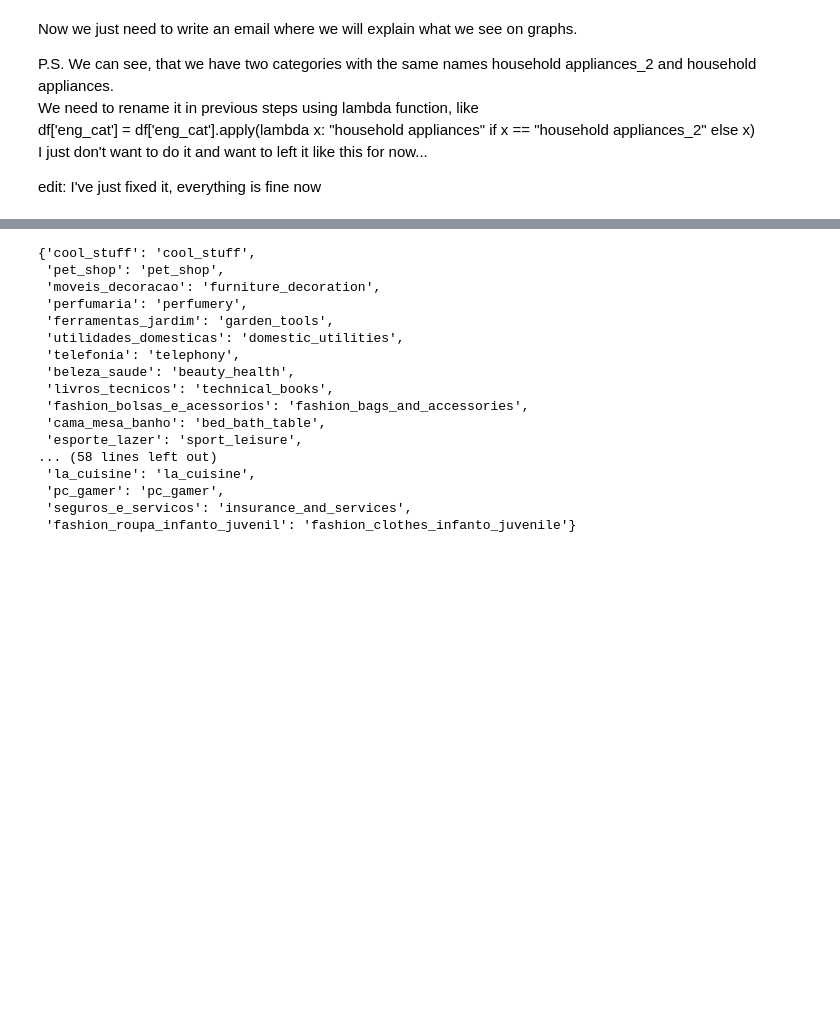
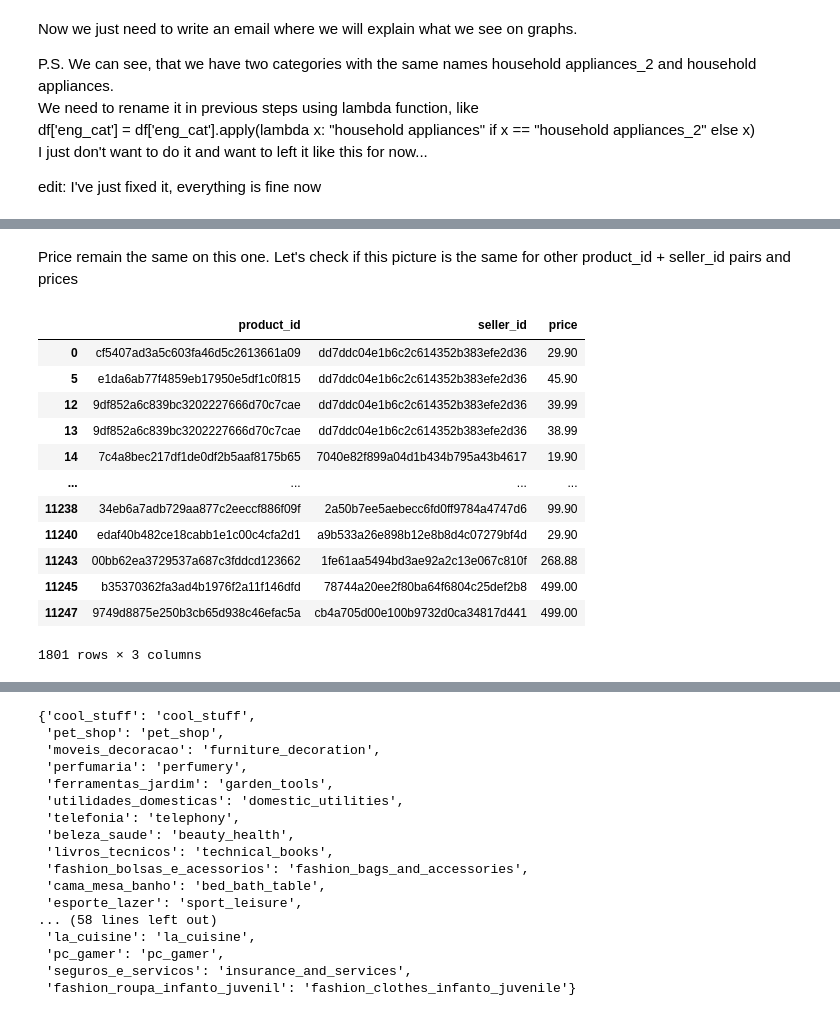
Before and after one commit to MaratJilikbaev/brazilian_e_commerce, a Jupyter notebook: research/goal_realization.ipynb, the cells around one changed output, grey strips where cells are left out. Cells and saved outputs as stored; diff of their text form; code cells hidden in the pictures; blank space fills up the shorter version.

```diff
--- a/research/goal_realization.ipynb
+++ b/research/goal_realization.ipynb
@@ -823,0 +983,20 @@ edit: I've just fixed it, everything is fine now
+# %% [markdown]
+Price remain the same on this one. Let's check if this picture is the same for other product_id	+ seller_id pairs and prices
+# %%
+product_id_seller_id_prices = black_friday_and_before_sales[['product_id', 'seller_id', 'price']].merge(black_friday_product_seller_pairs_with_stats[['product_id', 'seller_id']], on=['product_id', 'seller_id']).drop_duplicates()
+product_id_seller_id_prices.columns = ['product_id', 'seller_id', 'price']
+product_id_seller_id_prices
+# %% [output]
+|  | product_id | seller_id | price |
+| 0 | cf5407ad3a5c603fa46d5c2613661a09 | dd7ddc04e1b6c2c614352b383efe2d36 | 29.90 |
+| 5 | e1da6ab77f4859eb17950e5df1c0f815 | dd7ddc04e1b6c2c614352b383efe2d36 | 45.90 |
+| 12 | 9df852a6c839bc3202227666d70c7cae | dd7ddc04e1b6c2c614352b383efe2d36 | 39.99 |
+| 13 | 9df852a6c839bc3202227666d70c7cae | dd7ddc04e1b6c2c614352b383efe2d36 | 38.99 |
+| 14 | 7c4a8bec217df1de0df2b5aaf8175b65 | 7040e82f899a04d1b434b795a43b4617 | 19.90 |
+| ... | ... | ... | ... |
+| 11238 | 34eb6a7adb729aa877c2eeccf886f09f | 2a50b7ee5aebecc6fd0ff9784a4747d6 | 99.90 |
+| 11240 | edaf40b482ce18cabb1e1c00c4cfa2d1 | a9b533a26e898b12e8b8d4c07279bf4d | 29.90 |
+| 11243 | 00bb62ea3729537a687c3fddcd123662 | 1fe61aa5494bd3ae92a2c13e067c810f | 268.88 |
+| 11245 | b35370362fa3ad4b1976f2a11f146dfd | 78744a20ee2f80ba64f6804c25def2b8 | 499.00 |
+| 11247 | 9749d8875e250b3cb65d938c46efac5a | cb4a705d00e100b9732d0ca34817d441 | 499.00 |
+1801 rows × 3 columns
```
Also changed, not shown: parts of 36 cells of this notebook.
